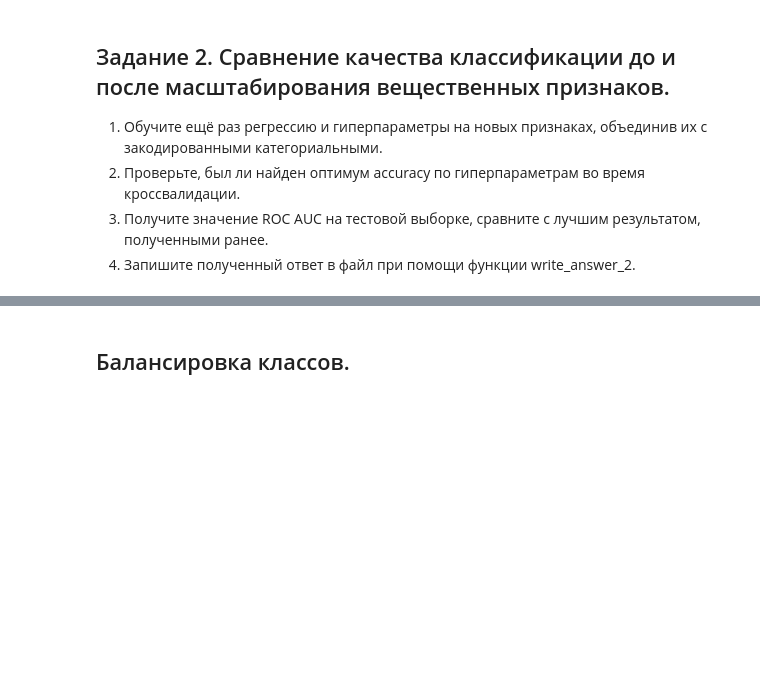
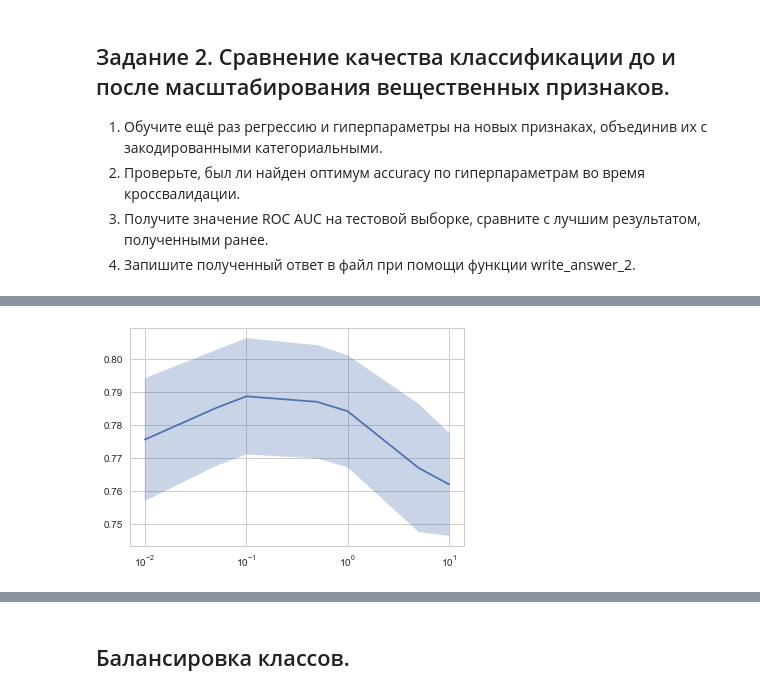
Before and after one commit to pkuderov/mlda-course, a Jupyter notebook: 02_supervised_learning/15_w3a_preprocessing_LR.ipynb, the cells around one changed output, grey strips where cells are left out. Saved outputs shown, nothing was run; the diff lists cells and outputs as text; code cells hidden in the pictures; blank space fills up the shorter version.

```diff
--- a/02_supervised_learning/15_w3a_preprocessing_LR.ipynb
+++ b/02_supervised_learning/15_w3a_preprocessing_LR.ipynb
@@ -567,0 +597,10 @@ def write_answer_2(auc):
+# %%
+%%time
+param_grid = {'C': [0.01, 0.05, 0.1, 0.5, 1, 5, 10]}
+cv = 3
+
+X_train_scaled = sparse_hstack([X_train_real_scaled, X_train_cat_oh]).tocsr()
+X_test_scaled = sparse_hstack([X_test_real_scaled, X_test_cat_oh]).tocsr()
+
+optimizer_scaled = GridSearchCV(estimator, param_grid, cv=cv)
+optimizer_scaled.fit(X_train_scaled, y_train)
@@ -567,0 +609,4 @@ def write_answer_2(auc):
+# %%
+plot_scores(optimizer_scaled)
+# %% [output]
+[figure, added]
```
Also changed, not shown: parts of 47 cells of this notebook, 6 other files.
